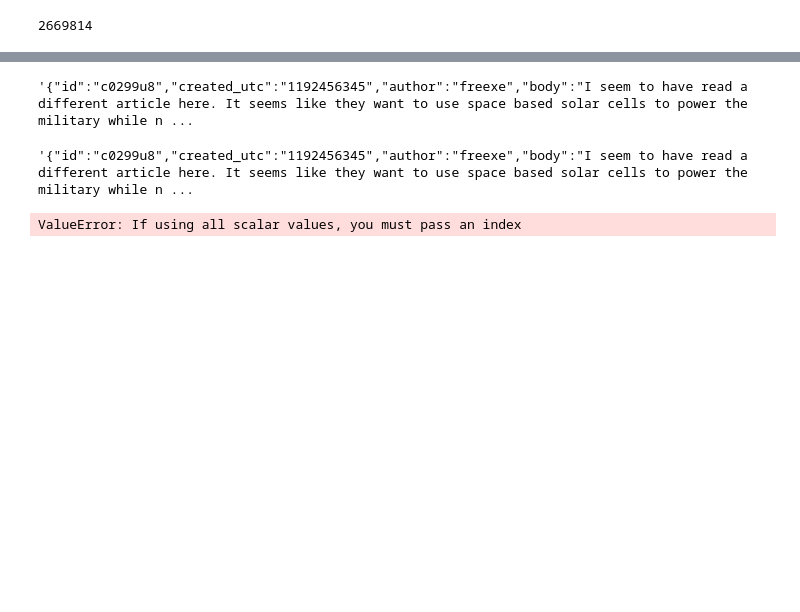
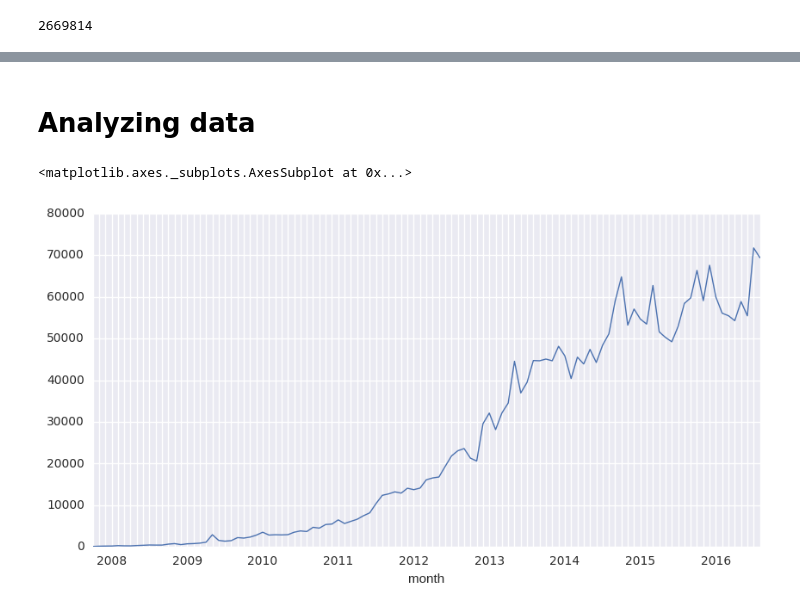
Before and after one commit to mavillard/nandi, a Jupyter notebook: reddit.ipynb, the cells around one changed output, grey strips where cells are left out. Drawn from its saved outputs; the diff is of its cells as text; code cells hidden in the pictures; blank space fills up the shorter version.

```diff
--- a/reddit.ipynb
+++ b/reddit.ipynb
@@ -5,0 +8,4 @@ import pandas as pd
+# %%
+%matplotlib inline
+matplotlib.rcParams['figure.max_open_warning'] = 1000
+matplotlib.rcParams['lines.linewidth'] = 1.0
@@ -271,12 +141,9 @@ dict
-# %%
-s
-# %% [output]
-'{"id":"c0299u8","created_utc":"1192456345","author":"freexe","body":"I seem to have read a different article here. It seems like they want to use space based solar cells to power the military while n ...
-# %%
-s[:-2]
-# %% [output]
-'{"id":"c0299u8","created_utc":"1192456345","author":"freexe","body":"I seem to have read a different article here. It seems like they want to use space based solar cells to power the military while n ...
-# %%
-reddit_df = pd.read_json(s[:-2], orient='records')
-# %% [output]
-ValueError: If using all scalar values, you must pass an index
+# %% [markdown]
+# Analyzing data
+# %%
+reddit_df = reddit_df.groupby('month')['id'].count()
+# %%
+reddit_df.plot(figsize=(10,5), xlim=('2007-10-01', '2016-08-31'), xticks=reddit_df.index)
+# %% [output]
+<matplotlib.axes._subplots.AxesSubplot at 0x...>
+[figure, added]
```
Also changed, not shown: parts of 20 cells of this notebook, 1 other file.
